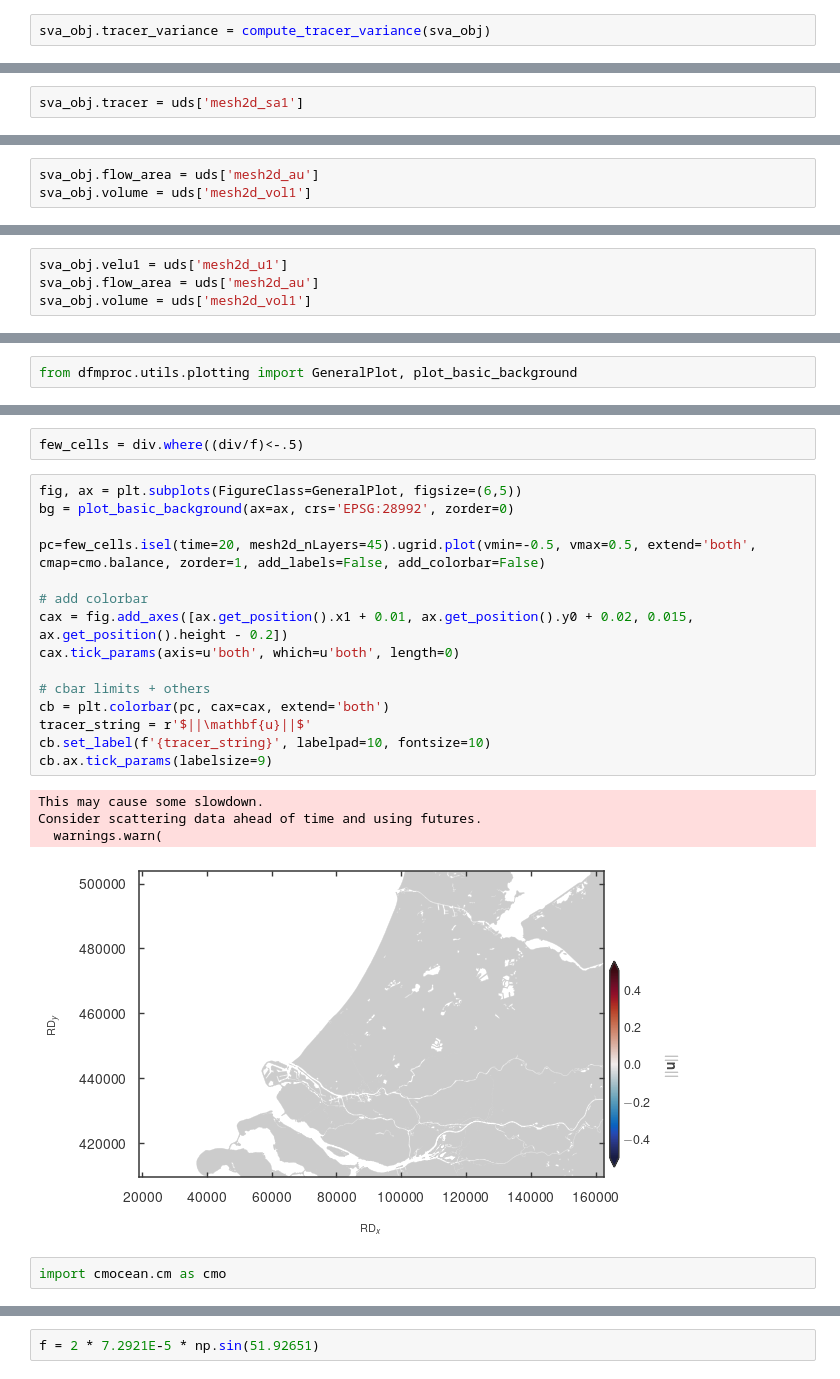
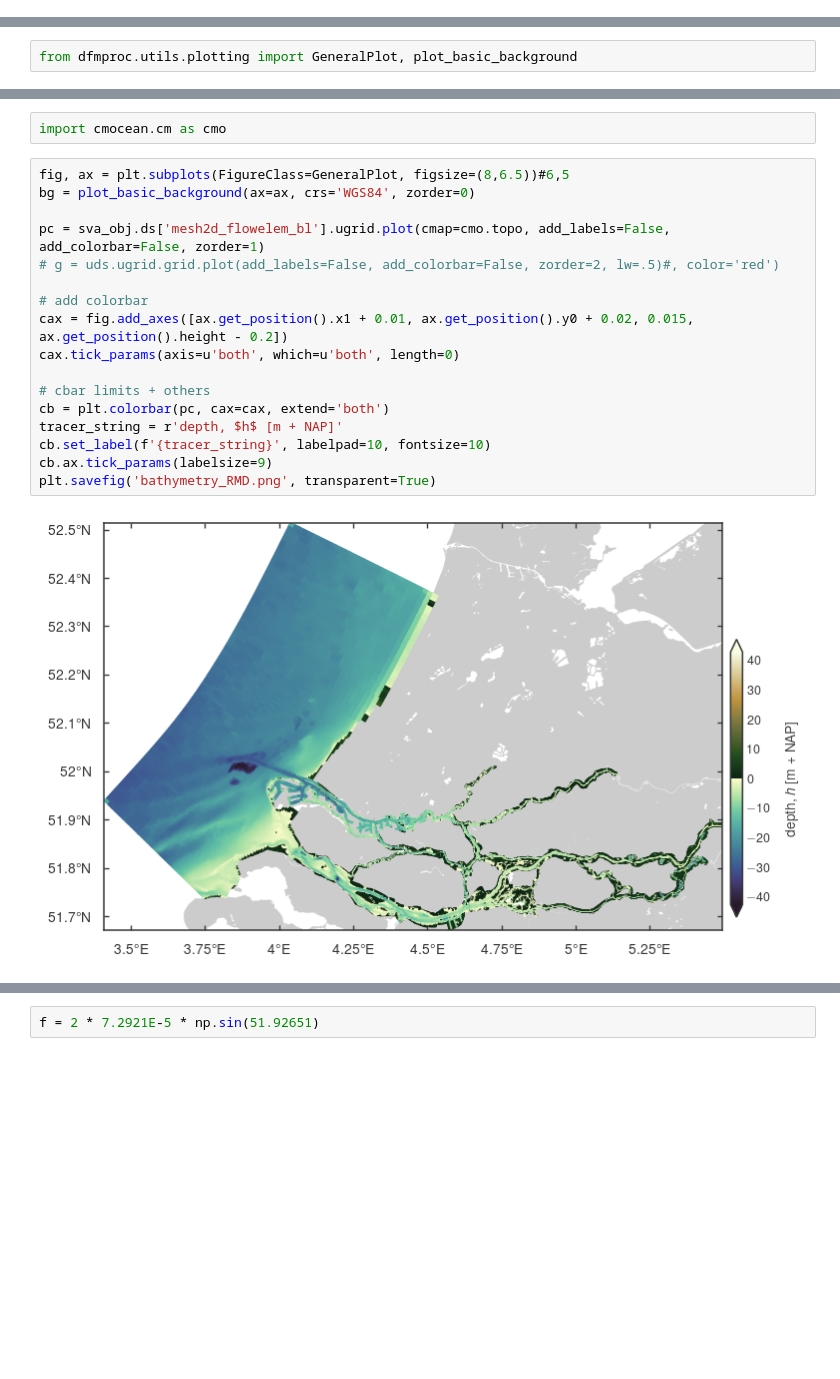
Before and after one commit to mgeraeds/pysva, a Jupyter notebook: notebooks/01_testing.ipynb, the cells around one changed output, grey strips where cells are left out. Cells and saved outputs as stored; diff of their text form; blank space fills up the shorter version.

```diff
--- a/notebooks/01_testing.ipynb
+++ b/notebooks/01_testing.ipynb
@@ -381,2 +198,0 @@ from pySVA.sva_calc import compute_tracer_variance
-# %%
-sva_obj.tracer_variance = compute_tracer_variance(sva_obj)
@@ -511,5 +327,3 @@ chunk and silence this warning, set the option
 This may cause some slowdown.
 Consider scattering data ahead of time and using futures.
   warnings.warn(
-# %%
-sva_obj.tracer = uds['mesh2d_sa1']
@@ -538,3 +329,0 @@ INFO:distributed.utils_perf:full garbage collection released 50.25 MiB from 1356
-# %%
-sva_obj.flow_area = uds['mesh2d_au']
-sva_obj.volume = uds['mesh2d_vol1']
@@ -886,4 +329,0 @@ def reconstruct_vector_form_magnitude(constructorSVA, varname, **kwargs):
-# %%
-sva_obj.velu1 = uds['mesh2d_u1']
-sva_obj.flow_area = uds['mesh2d_au']
-sva_obj.volume = uds['mesh2d_vol1']
@@ -1022,24 +332,21 @@ cb.ax.tick_params(labelsize=9)
-# %%
-few_cells = div.where((div/f)<-.5)
-# %%
-fig, ax = plt.subplots(FigureClass=GeneralPlot, figsize=(6,5))
-bg = plot_basic_background(ax=ax, crs='EPSG:28992', zorder=0)
-
-pc=few_cells.isel(time=20, mesh2d_nLayers=45).ugrid.plot(vmin=-0.5, vmax=0.5, extend='both', cmap=cmo.balance, zorder=1, add_labels=False, add_colorbar=False)
-
-# add colorbar
-cax = fig.add_axes([ax.get_position().x1 + 0.01, ax.get_position().y0 + 0.02, 0.015, ax.get_position().height - 0.2])
-cax.tick_params(axis=u'both', which=u'both', length=0)
-
-# cbar limits + others
-cb = plt.colorbar(pc, cax=cax, extend='both')
-tracer_string = r'$||\mathbf{u}||$'
-cb.set_label(f'{tracer_string}', labelpad=10, fontsize=10)
-cb.ax.tick_params(labelsize=9)
-# %% [output]
-This may cause some slowdown.
-Consider scattering data ahead of time and using futures.
-  warnings.warn(
-[figure, removed]
 # %%
 import cmocean.cm as cmo
+# %%
+fig, ax = plt.subplots(FigureClass=GeneralPlot, figsize=(8,6.5))#6,5
+bg = plot_basic_background(ax=ax, crs='WGS84', zorder=0)
+
+pc = sva_obj.ds['mesh2d_flowelem_bl'].ugrid.plot(cmap=cmo.topo, add_labels=False, add_colorbar=False, zorder=1)
+# g = uds.ugrid.grid.plot(add_labels=False, add_colorbar=False, zorder=2, lw=.5)#, color='red')
+
+# add colorbar
+cax = fig.add_axes([ax.get_position().x1 + 0.01, ax.get_position().y0 + 0.02, 0.015, ax.get_position().height - 0.2])
+cax.tick_params(axis=u'both', which=u'both', length=0)
+
+# cbar limits + others
+cb = plt.colorbar(pc, cax=cax, extend='both')
+tracer_string = r'depth, $h$ [m + NAP]'
+cb.set_label(f'{tracer_string}', labelpad=10, fontsize=10)
+cb.ax.tick_params(labelsize=9)
+plt.savefig('bathymetry_RMD.png', transparent=True)
+# %% [output]
+[figure, added]
```
Also changed, not shown: parts of 69 cells of this notebook.
